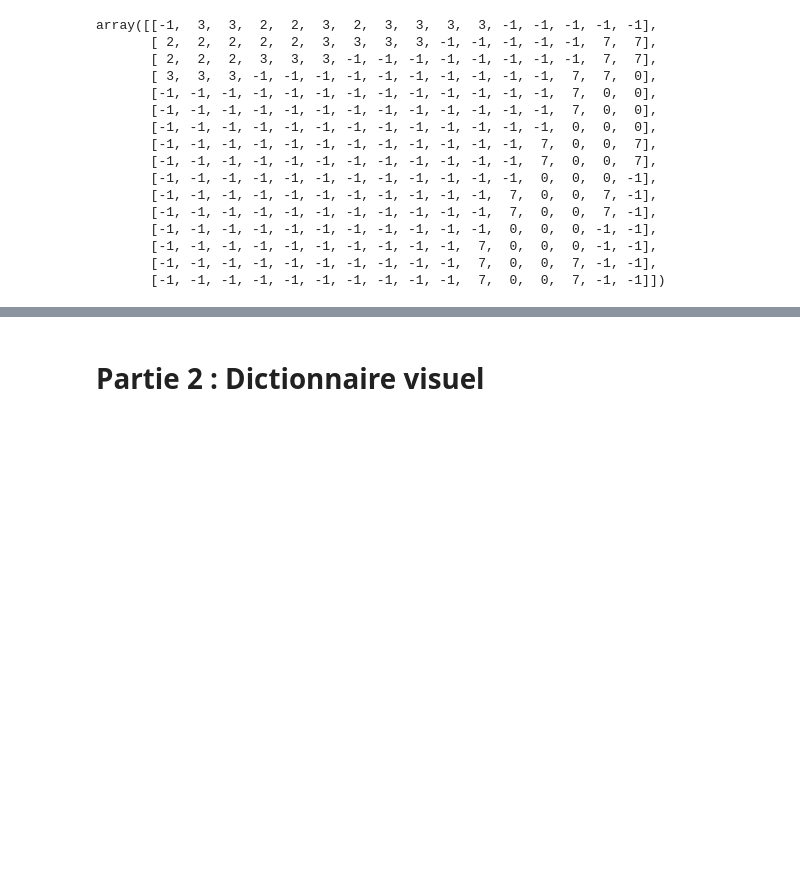
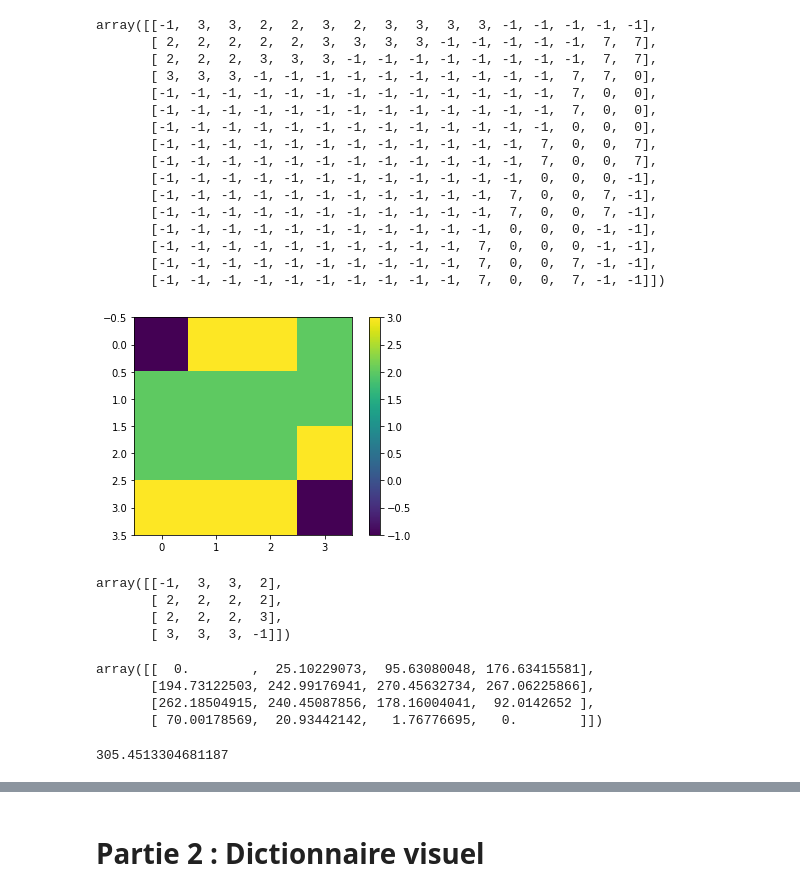
Before and after one commit to IssamBenamara/SIFT_BOW, a Jupyter notebook: TP1-2.ipynb, the cells around one changed output, grey strips where cells are left out. Drawn from its saved outputs; the diff is of its cells as text; code cells hidden in the pictures; blank space fills up the shorter version.

```diff
--- a/TP1-2.ipynb
+++ b/TP1-2.ipynb
@@ -95,4 +97,33 @@ array([[-1,  3,  3,  2,  2,  3,  2,  3,  3,  3,  3, -1, -1, -1, -1, -1],
        [-1, -1, -1, -1, -1, -1, -1, -1, -1, -1,  7,  0,  0,  0, -1, -1],
        [-1, -1, -1, -1, -1, -1, -1, -1, -1, -1,  7,  0,  0,  7, -1, -1],
        [-1, -1, -1, -1, -1, -1, -1, -1, -1, -1,  7,  0,  0,  7, -1, -1]])
+# %%
+i, j = 0, 0
+Gn_region = Gm[i*4:i*4+4,j*4:j*4+4]
+Go_region = Go[i*4:i*4+4,j*4:j*4+4]
+# %%
+plt.imshow(Go_region)
+plt.colorbar()
+plt.show()
+# %% [output]
+[figure, added]
+# %%
+Go_region
+# %% [output]
+array([[-1,  3,  3,  2],
+       [ 2,  2,  2,  2],
+       [ 2,  2,  2,  3],
+       [ 3,  3,  3, -1]])
+# %%
+Gn_region
+# %% [output]
+array([[  0.        ,  25.10229073,  95.63080048, 176.63415581],
+       [194.73122503, 242.99176941, 270.45632734, 267.06225866],
+       [262.18504915, 240.45087856, 178.16004041,  92.0142652 ],
+       [ 70.00178569,  20.93442142,   1.76776695,   0.        ]])
+# %%
+ind = np.where(Go_region==3)
+np.sum(Gn_region[ind[0],ind[1]])
+# %% [output]
+305.4513304681187
 # %%
```
Also changed, not shown: parts of 6 cells of this notebook.
